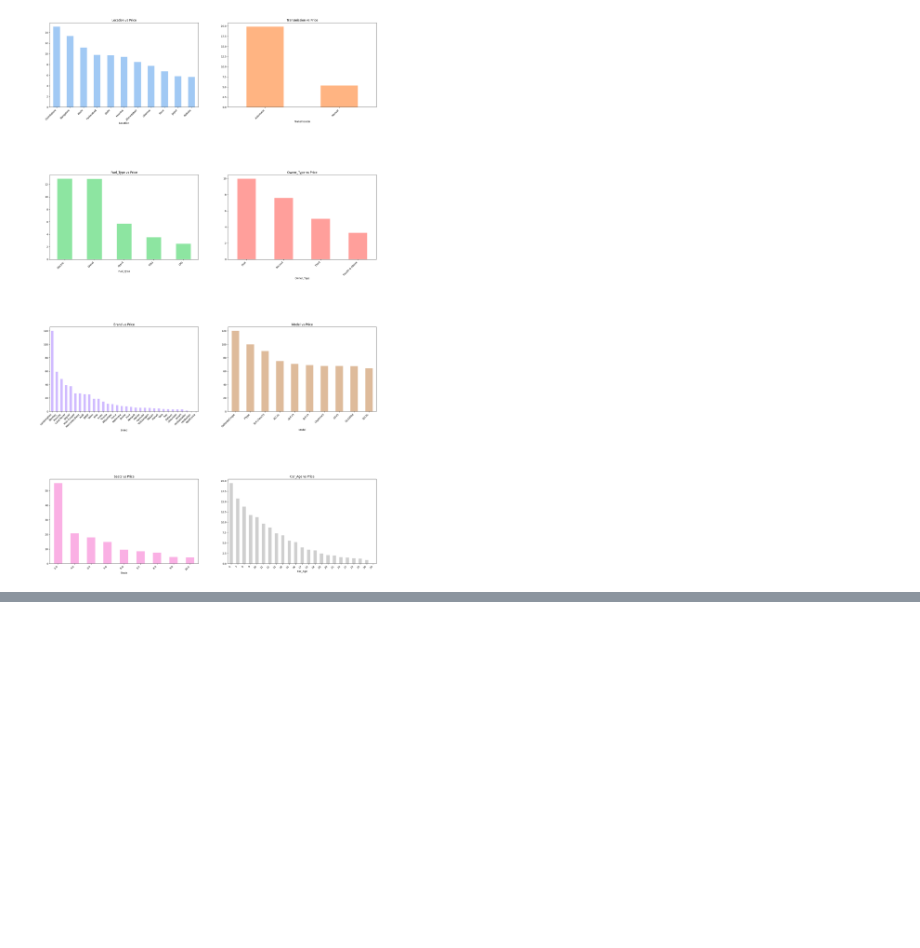
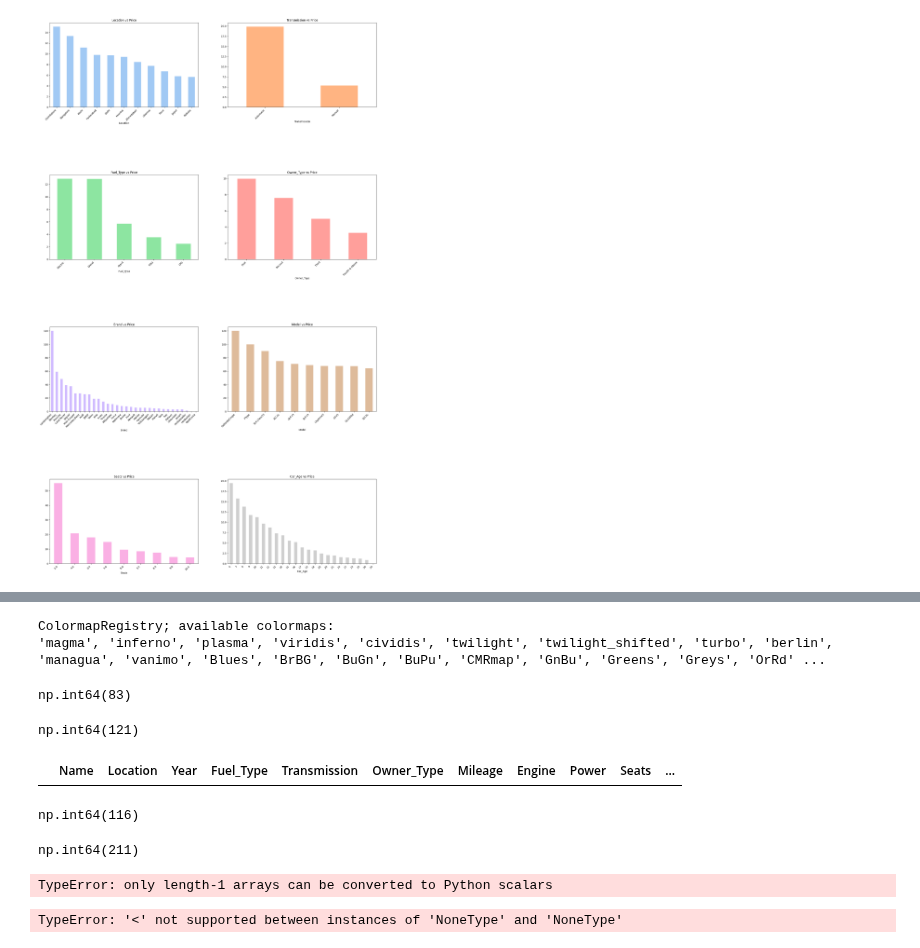
Before and after one commit to corpsedust/NareshIT, a Jupyter notebook: Self-practice(Tasks and IQ stuff)/EDA_selfpractice.ipynb, the cells around one changed output, grey strips where cells are left out. Drawn from its saved outputs; the diff is of its cells as text; code cells hidden in the pictures; blank space fills up the shorter version.

```diff
--- a/Self-practice(Tasks and IQ stuff)/EDA_selfpractice.ipynb
+++ b/Self-practice(Tasks and IQ stuff)/EDA_selfpractice.ipynb
@@ -630,0 +629,45 @@ plt.show()
+# %%
+colormap = plt.colormaps
+print(colormap)
+# %% [output]
+ColormapRegistry; available colormaps:
+'magma', 'inferno', 'plasma', 'viridis', 'cividis', 'twilight', 'twilight_shifted', 'turbo', 'berlin', 'managua', 'vanimo', 'Blues', 'BrBG', 'BuGn', 'BuPu', 'CMRmap', 'GnBu', 'Greens', 'Greys', 'OrRd' ...
+# %%
+#Imputing Missing Values
+
+df.loc[df["Mileage"] == 0.0] = np.nan
+df.Mileage.isnull().sum()
+# %% [output]
+np.int64(83)
+# %%
+df.Mileage.fillna(value = np.mean(df["Mileage"]), inplace=True)
+# %%
+df.Seats.isnull().sum()
+# %% [output]
+np.int64(121)
+# %%
+df[df.Engine == 0]
+# %% [output]
+|  | Name | Location | Year | Fuel_Type | Transmission | Owner_Type | Mileage | Engine | Power | Seats | ... |
+# %%
+df.Engine.isnull().sum()
+# %% [output]
+np.int64(116)
+# %%
+df.Power.isna().sum()
+# %% [output]
+np.int64(211)
+# %%
+a = ["Seats", "Engine", "Power"]
+
+for i in a:
+    df[a] = df[a].fillna(value = np.nanmedian(df[a], axis = 1), inplace= True)
+# %% [output]
+TypeError: only length-1 arrays can be converted to Python scalars
+# %%
+a = ["Seats", "Engine", "Power"]
+
+for i in a:
+    df[i] = df[i].fillna(value = np.nanmedian(df[i]), inplace= True)
+# %% [output]
+TypeError: '<' not supported between instances of 'NoneType' and 'NoneType'
```
Also changed, not shown: parts of 8 cells of this notebook.
